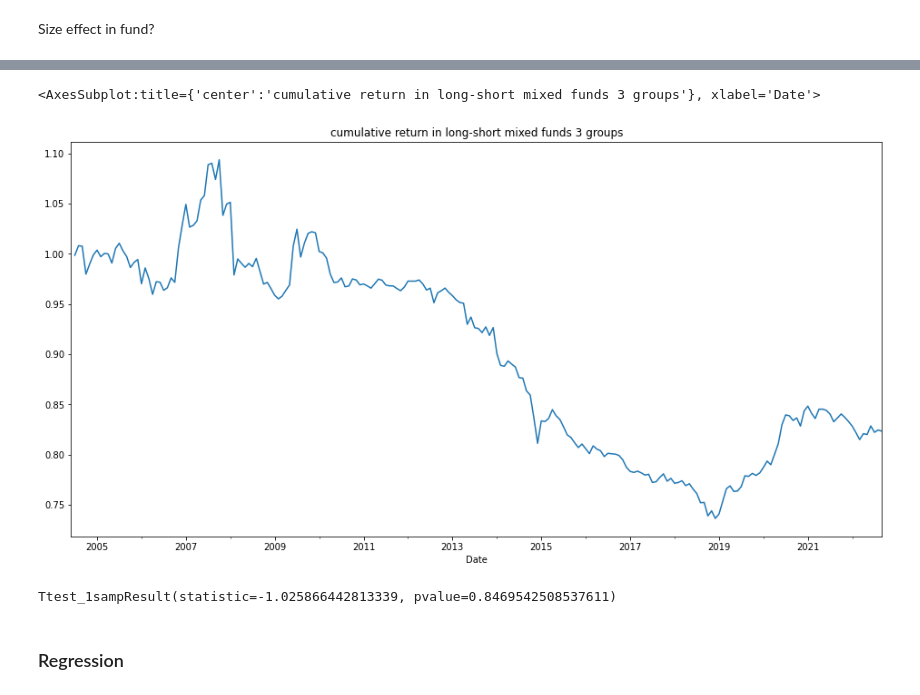
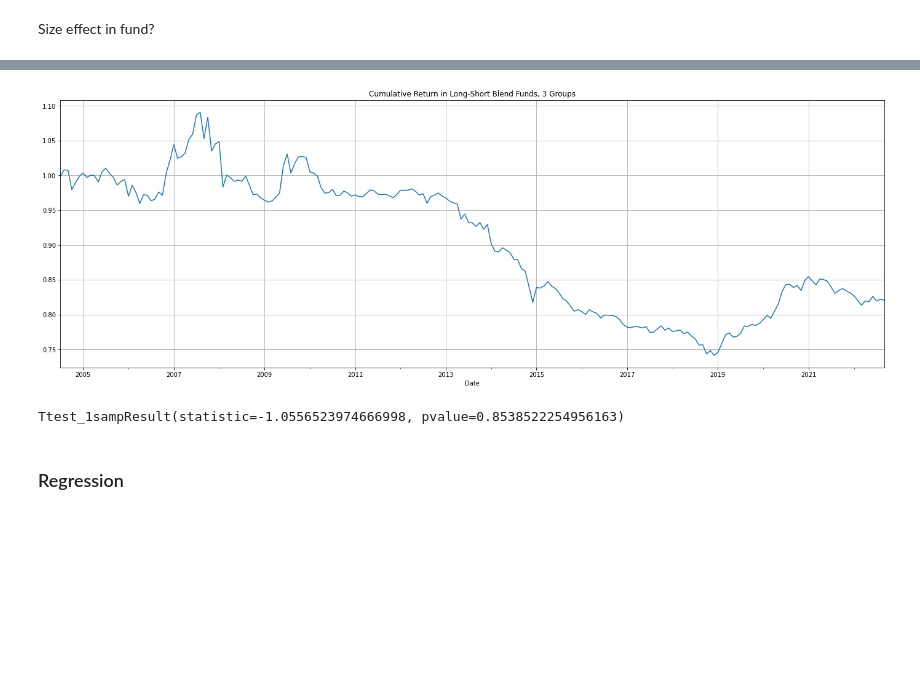
Before and after one commit to dacianpeng/mutual-fund-effective-or-not-Evidence-from-China, a Jupyter notebook: main.ipynb, the cells around one changed output, grey strips where cells are left out. Saved outputs shown, nothing was run; the diff lists cells and outputs as text; code cells hidden in the pictures; blank space fills up the shorter version.

```diff
--- a/main.ipynb
+++ b/main.ipynb
@@ -176,7 +209,7 @@ wind_mixed_fund_mkt_value.index  = wind_mixed_fund_mkt_value.index.astype(np.dat
 align JoinQuant && CSMAR data
 # %%
 # may cache this cell to speed up
-nav_monthly = nav_daily.groupby('Symbol').apply(lambda x: x.set_index('Date').resample('M').last()).NAV
+nav_monthly = nav_daily.groupby('Symbol').parallel_apply(lambda x: x.set_index('Date').resample('M').last()).NAV
 nav_monthly = nav_monthly.unstack(level=0)
 nav_monthly.index = nav_monthly.index.to_period('M')
 nav_monthly.columns = nav_monthly.columns.astype(str).str.zfill(6)
@@ -188,8 +221,8 @@ selected_month = 6
 share_info_6 = share_info_[share_info_.index.month == selected_month]
 nav_monthly_6 = nav_monthly[nav_monthly.index.month == selected_month]
 
-csmar_mixed_code_6 = np.intersect1d(nav_monthly_6.columns, fund_main_info_[fund_main_info_.underlying_asset_type == '混合型'].main_code.values)
-csmar_mixed_code_6 = np.intersect1d(csmar_mixed_code_6, share_info_6.columns)
+csmar_blend_code_6 = np.intersect1d(nav_monthly_6.columns, fund_main_info_[fund_main_info_.underlying_asset_type == '混合型'].main_code.values)
+csmar_blend_code_6 = np.intersect1d(csmar_blend_code_6, share_info_6.columns)
 
 csmar_stock_code_6 = np.intersect1d(nav_monthly_6.columns, fund_main_info_[fund_main_info_.underlying_asset_type == '股票型'].main_code.values)
 csmar_stock_code_6 = np.intersect1d(csmar_stock_code_6, share_info_6.columns)
@@ -319,6 +367,6 @@ fig.update_layout(width=1200, height=500)
 # %%
 filter_1 = np.logical_or(final_main_info.underlying_asset_type == '股票型', final_main_info.underlying_asset_type == '混合型')
-filter_2 = final_main_info.operate_mode == '开放式基金'
+filter_2 = np.logical_and(final_main_info.operate_mode != 'ETF', final_main_info.operate_mode != 'QDII')
 
 filters = [(1, filter_1), (2, filter_2)]
 np.array(list(map(lambda _: _[1].sum(), filters))) / len(final_main_info)
@@ -543,18 +591,17 @@ split into stock fund and mixed fund
 apply formula
 # %%
 # JoinQuant classification
-mixed_data = main_data[main_data.underlying_asset_type == '混合型']
+blend_data = main_data[main_data.underlying_asset_type == '混合型']
 stock_data = main_data[main_data.underlying_asset_type == '股票型']
 
 # CSMAR classification
-# mixed_data = main_data.reset_index()[main_data.reset_index().Symbol.isin(\
-#     csmar_category_symbol_mapping[csmar_category_symbol_mapping.Category == '混合型基金'].Symbol)].set_index(['Symbol', 'Date'])
-# stock_data = main_data.reset_index()[main_data.reset_index().Symbol.isin(\
-#     csmar_category_symbol_mapping[csmar_category_symbol_mapping.Category == '股票型基金'].Symbol)].set_index(['Symbol', 'Date'])
+# blend_data = main_data[main_data.Category == '混合型基金']
+# stock_data = main_data[main_data.Category == '股票型基金']
 
 
 return_of_stock_fund = stock_data.groupby(level=0).apply(lambda x: ((x.NAV + x.DividendperShare) * x.SplitRatio) / x.NAV_shift).droplevel(0)
-return_of_mixed_fund = mixed_data.groupby(level=0).apply(lambda x: ((x.NAV + x.DividendperShare) * x.SplitRatio) / x.NAV_shift).droplevel(0)
+return_of_blend_fund = blend_data.groupby(level=0).apply(lambda x: ((x.NAV + x.DividendperShare) * x.SplitRatio) / x.NAV_shift).droplevel(0)
+return_of_all_fund = main_data.groupby(level=0).apply(lambda x: ((x.NAV + x.DividendperShare) * x.SplitRatio) / x.NAV_shift).droplevel(0)
 # %% [markdown]
 market value weight generation
 # %%
@@ -691,37 +775,37 @@ Ttest_1sampResult(statistic=-0.3712326871145363, pvalue=0.6445771294168032)
 # %%
-mixed_fund_weight_ = (share_info_6.loc[csmar_co_time_6, csmar_mixed_code_6] * nav_monthly_6.loc[csmar_co_time_6, csmar_mixed_code_6])
-mixed_fund_weight_ = pd.concat([mixed_fund_weight_, \
-    pd.DataFrame([[np.nan] * mixed_fund_weight_.shape[1]], index=[pd.to_datetime('2023-06').to_period('M')], columns=mixed_fund_weight_.columns)])
-mixed_fund_weight_ = mixed_fund_weight_.resample('M').ffill()
+blend_fund_weight_ = (share_info_6.loc[csmar_co_time_6, csmar_blend_code_6] * nav_monthly_6.loc[csmar_co_time_6, csmar_blend_code_6])
+blend_fund_weight_ = pd.concat([blend_fund_weight_, \
+    pd.DataFrame([[np.nan] * blend_fund_weight_.shape[1]], index=[pd.to_datetime('2023-06').to_period('M')], columns=blend_fund_weight_.columns)])
+blend_fund_weight_ = blend_fund_weight_.resample('M').ffill()
 
 groups = 3
-ret_mixed_fund = return_of_mixed_fund.unstack(0) - 1
-mixed_fund_groups = mixed_fund_weight_.dropna(how='all').apply(lambda x: pd.qcut(x, groups, labels=np.arange(groups)) if not pd.isna(x).all() else x, axis=1)
-co_time = np.intersect1d(mixed_fund_groups.index, ret_mixed_fund.index)
-co_stocks = np.intersect1d(mixed_fund_groups.columns, ret_mixed_fund.columns)
+ret_blend_fund = return_of_blend_fund.unstack(0) - 1
+blend_fund_groups = blend_fund_weight_.dropna(how='all').apply(lambda x: pd.qcut(x, groups, labels=np.arange(groups)) if not pd.isna(x).all() else x, axis=1)
+co_time = np.intersect1d(blend_fund_groups.index, ret_blend_fund.index)
+co_stocks = np.intersect1d(blend_fund_groups.columns, ret_blend_fund.columns)
 
-mixed_fund_groups = mixed_fund_groups.loc[co_time, co_stocks]
-ret_mixed_fund = ret_mixed_fund.loc[co_time, co_stocks]
+blend_fund_groups = blend_fund_groups.loc[co_time, co_stocks]
+ret_blend_fund = ret_blend_fund.loc[co_time, co_stocks]
 
 def func(x):
     date = x.name
-    result = pd.DataFrame([x, mixed_fund_groups.loc[date]], index=['return', 'rank']).T.groupby('rank').mean().iloc[:, 0]
+    result = pd.DataFrame([x, blend_fund_groups.loc[date]], index=['return', 'rank']).T.groupby('rank').mean().iloc[:, 0]
     if result.shape[0] < groups:
 
         return pd.Series([np.nan] * groups, name=date)
     else:
         return result
-plt.figure(figsize=(16, 8))
-plt.title(f'cumulative return in long-short mixed funds {groups} groups')
-mixed_grouped_return = ret_mixed_fund.apply(func, axis=1)
+plt.figure(figsize=(24, 8))
+plt.title(f'Cumulative Return in Long-Short Blend Funds, {groups} Groups')
+blend_grouped_return = ret_blend_fund.apply(func, axis=1).dropna()
 
-(mixed_grouped_return.iloc[:, -1] - mixed_grouped_return.iloc[:, 0] + 1).cumprod().plot()
+(blend_grouped_return.iloc[:, -1] - blend_grouped_return.iloc[:, 0] + 1).cumprod().plot()
+plt.grid()
 # %% [output]
-<AxesSubplot:title={'center':'cumulative return in long-short mixed funds 3 groups'}, xlabel='Date'>
-[figure, old version]
+[figure, new version]
 # %%
-stats.ttest_1samp((mixed_grouped_return.iloc[:, -1] - mixed_grouped_return.iloc[:, 0]).dropna(), 0, alternative ='greater')
+stats.ttest_1samp((blend_grouped_return.iloc[:, -1] - blend_grouped_return.iloc[:, 0]).dropna(), 0, alternative ='greater')
 # %% [output]
-Ttest_1sampResult(statistic=-1.025866442813339, pvalue=0.8469542508537611)
+Ttest_1sampResult(statistic=-1.0556523974666998, pvalue=0.8538522254956163)
 # %% [markdown]
 ### Regression
```
Also changed, not shown: parts of 98 cells of this notebook, 3 other files.
